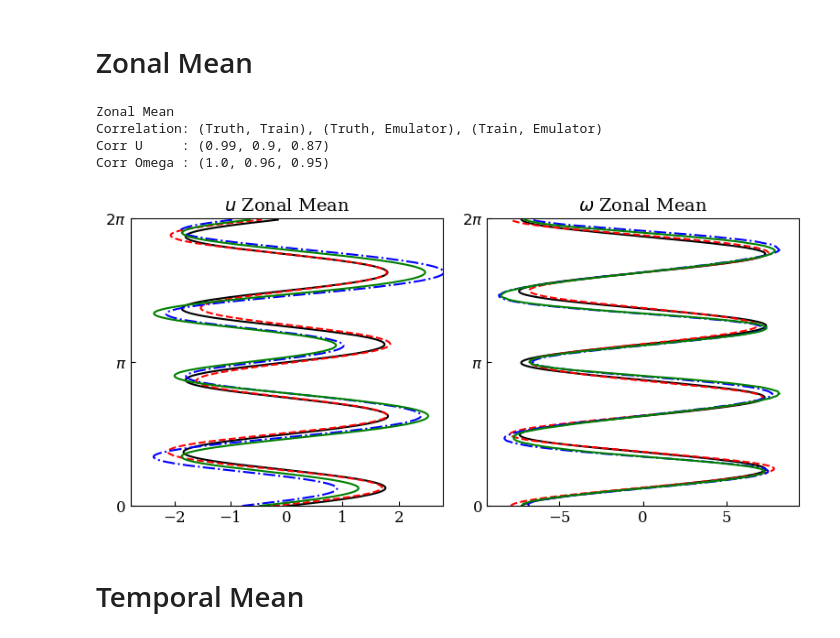
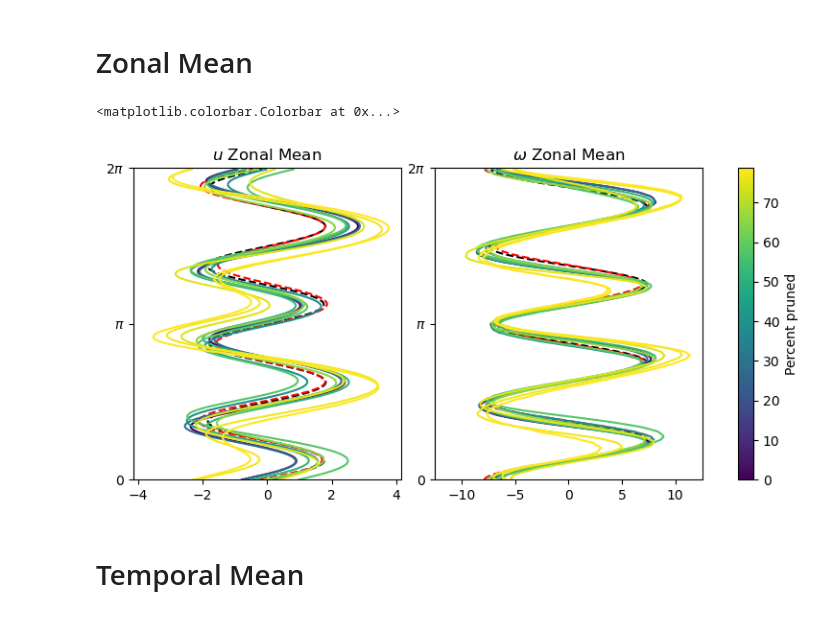
Before and after one commit to jshe2304/pruning-turbulence-vit, a Jupyter notebook: src/notebooks/visualize_long_analysis.ipynb, the cells around one changed output. Saved outputs shown, nothing was run; the diff lists cells and outputs as text; code cells hidden in the pictures.

```diff
--- a/src/notebooks/visualize_long_analysis.ipynb
+++ b/src/notebooks/visualize_long_analysis.ipynb
@@ -91,62 +105,52 @@ axes[2].legend(frameon=False)
 # %% [markdown]
 # Zonal Mean
 # %%
-################### Zonal Mean ###################
-
 fig, axes = plt.subplots(1,2,figsize=(8, 4), layout="compressed")  # Adjust figure size as needed
-plt.rcParams.update(params)
 
 dx = Lx/Nx
 y = np.linspace(0,2*np.pi-dx,Nx)
 
-for i, analysis_dir in enumerate(analysis_dir_arr):
+for kwargs, analysis_dir in zip(plt_kwargs, analysis_dirs):
 
     data = np.load(analysis_dir + "/zonal_mean.npz")
 
     U_mean_zonal = data['U_zonal_mean']
     Omega_mean_zonal = data['Omega_zonal_mean']
 
-    axes[0].plot(U_mean_zonal, y, colors[i], label=label[i])
-    axes[1].plot(Omega_mean_zonal, y, colors[i], label=label[i])
+    axes[0].plot(U_mean_zonal, y, **kwargs)
+    axes[1].plot(Omega_mean_zonal, y, **kwargs)
 
-    if analysis_dir == truth_analyses_dir:
+    if analysis_dir == truth_analysis_dir:
         U_zonal_mean_truth = U_mean_zonal
         Omega_zonal_mean_truth = Omega_mean_zonal
-    elif analysis_dir == train_analyses_dir:
+    elif analysis_dir == train_analysis_dir:
         U_zonal_mean_train = U_mean_zonal
         Omega_zonal_mean_train = Omega_mean_zonal
-    elif analysis_dir == emulator_analyses_dir:
+    else:
         U_zonal_mean_emulator = U_mean_zonal
         Omega_zonal_mean_emulator = Omega_mean_zonal
 
 axes[0].set_title(r'$u$ Zonal Mean')
 axes[1].set_title(r'$\omega$ Zonal Mean')
 
 for ax in axes.flatten():
     ax.set_yticks([0, np.pi, 2*np.pi])
     ax.set_yticklabels(['0', r'$\pi$', r'$2\pi$'])
     ax.set_ylim([0, 2*np.pi])
-
 U_mean_zonal_max = np.max(np.abs([U_zonal_mean_truth, U_zonal_mean_train, U_zonal_mean_emulator]))
 Omega_mean_zonal_max = np.max(np.abs([Omega_zonal_mean_truth, Omega_zonal_mean_train, Omega_zonal_mean_emulator]))
 
 axes[0].set_xlim([-1.1*U_mean_zonal_max, 1.1*U_mean_zonal_max])
 axes[1].set_xlim([-1.1*Omega_mean_zonal_max, 1.1*Omega_mean_zonal_max])
 
-#axes[0].legend(frameon=False)
-
 fig.tight_layout()
 
-print('Zonal Mean')
-print('Correlation: (Truth, Train), (Truth, Emulator), (Train, Emulator)')
-print('Corr U     :', corr_truth_train_model(U_zonal_mean_truth, U_zonal_mean_train, U_zonal_mean_emulator))
-print('Corr Omega :', corr_truth_train_model(Omega_zonal_mean_truth, Omega_zonal_mean_train, Omega_zonal_mean_emulator))
+sm = plt.cm.ScalarMappable(cmap=plt.cm.viridis, norm=norm)
+sm.set_array([])
+fig.colorbar(sm, ax=axes, location='right', label="Percent pruned", pad=0.05)
 # %% [output]
-Zonal Mean
-Correlation: (Truth, Train), (Truth, Emulator), (Train, Emulator)
-Corr U     : (0.99, 0.9, 0.87)
-Corr Omega : (1.0, 0.96, 0.95)
+<matplotlib.colorbar.Colorbar at 0x...>
-[figure, old version]
+[figure, new version]
 # %% [markdown]
 # Temporal Mean
 # %%
```
Also changed, not shown: parts of 10 cells of this notebook, 43 other files.
